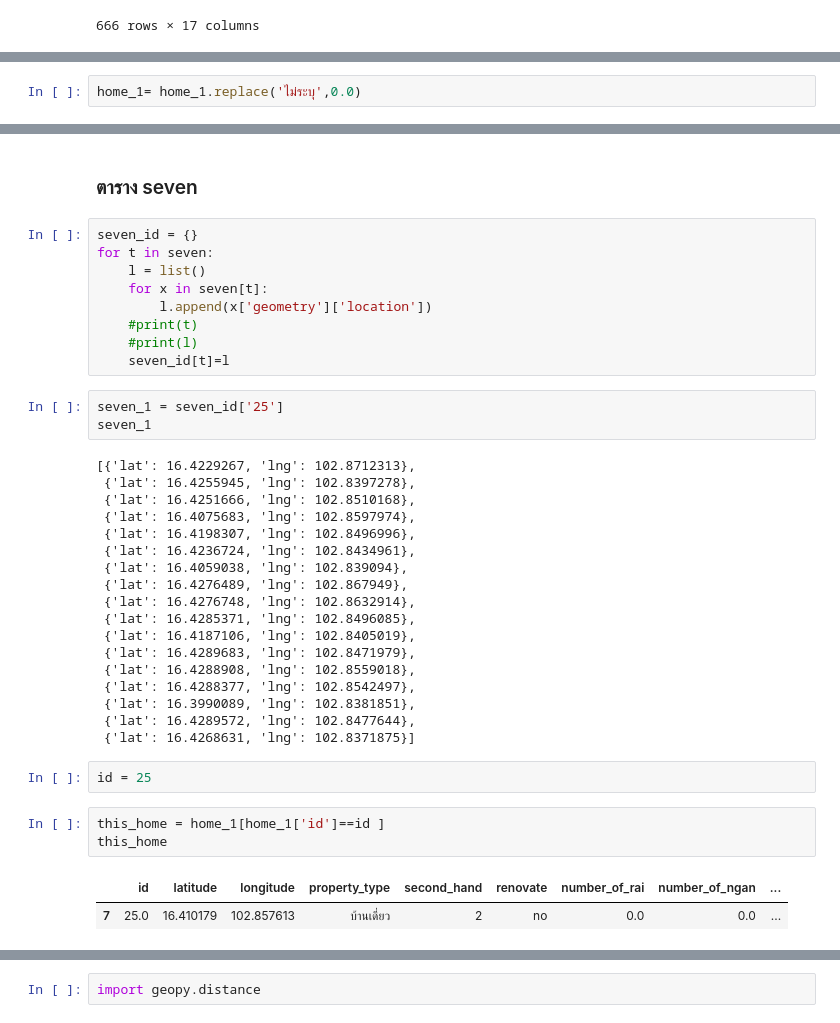
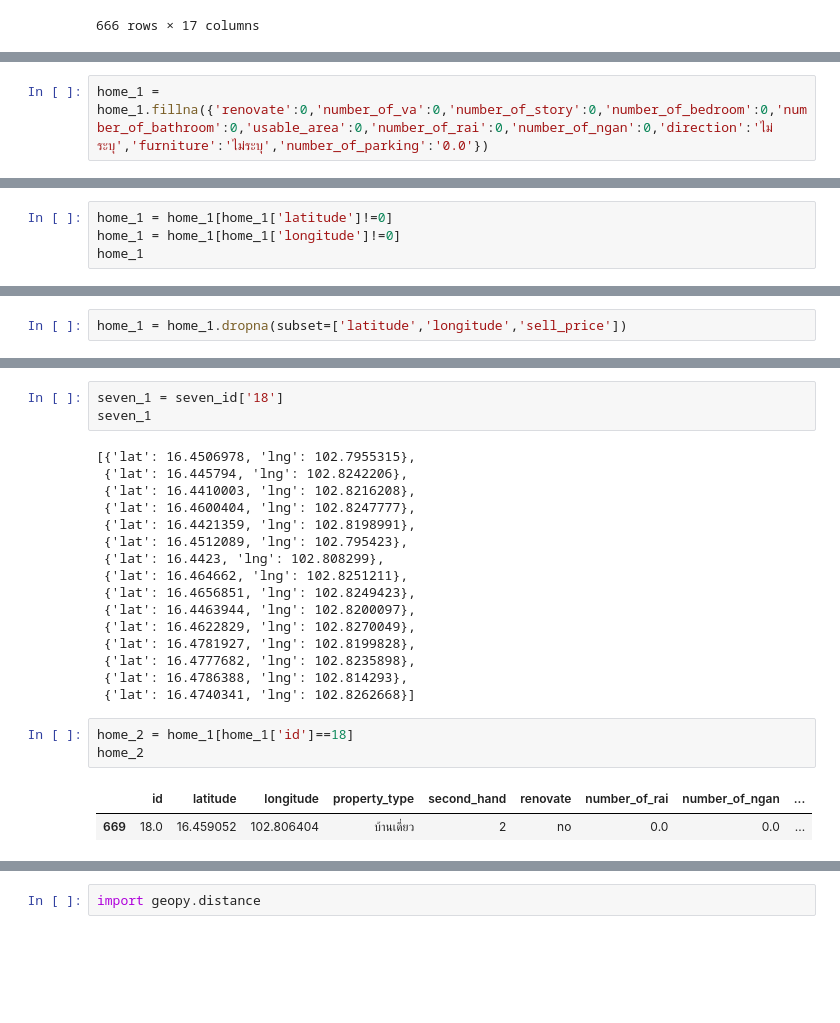
Before and after one commit to supatsara2002/bsc_dpdm22, a Jupyter notebook: midterm_dpdm22.ipynb, the cells around one changed output, grey strips where cells are left out. Drawn from its saved outputs; the diff is of its cells as text; blank space fills up the shorter version.

```diff
--- a/midterm_dpdm22.ipynb
+++ b/midterm_dpdm22.ipynb
@@ -105,3 +107 @@ home_1
 2322 rows × 17 columns
-# %%
-home_1= home_1.replace('ไม่ระบุ',0.0)
@@ -107,0 +129,2 @@ home_1= home_1.replace('ไม่ระบุ',0.0)
+# %%
+home_1 = home_1.fillna({'renovate':0,'number_of_va':0,'number_of_story':0,'number_of_bedroom':0,'number_of_bathroom':0,'usable_area':0,'number_of_rai':0,'number_of_ngan':0,'direction':'ไม่ระบุ','furniture':'ไม่ระบุ','number_of_parking':'0.0'})
@@ -107,0 +152,4 @@ home_1= home_1.replace('ไม่ระบุ',0.0)
+# %%
+home_1 = home_1[home_1['latitude']!=0]
+home_1 = home_1[home_1['longitude']!=0]
+home_1
@@ -107,0 +170,2 @@ home_1= home_1.replace('ไม่ระบุ',0.0)
+# %%
+home_1 = home_1.dropna(subset=['latitude','longitude','sell_price'])
@@ -124,40 +277,25 @@ home_1
-# %% [markdown]
-### ตาราง seven
-# %%
-seven_id = {}
-for t in seven:
-    l = list()
-    for x in seven[t]:
-        l.append(x['geometry']['location'])
-    #print(t)
-    #print(l)
-    seven_id[t]=l
 # %%
-seven_1 = seven_id['25']
+seven_1 = seven_id['18']
 seven_1
 # %% [output]
-[{'lat': 16.4229267, 'lng': 102.8712313},
- {'lat': 16.4255945, 'lng': 102.8397278},
- {'lat': 16.4251666, 'lng': 102.8510168},
- {'lat': 16.4075683, 'lng': 102.8597974},
- {'lat': 16.4198307, 'lng': 102.8496996},
- {'lat': 16.4236724, 'lng': 102.8434961},
- {'lat': 16.4059038, 'lng': 102.839094},
- {'lat': 16.4276489, 'lng': 102.867949},
- {'lat': 16.4276748, 'lng': 102.8632914},
- {'lat': 16.4285371, 'lng': 102.8496085},
- {'lat': 16.4187106, 'lng': 102.8405019},
- {'lat': 16.4289683, 'lng': 102.8471979},
- {'lat': 16.4288908, 'lng': 102.8559018},
- {'lat': 16.4288377, 'lng': 102.8542497},
- {'lat': 16.3990089, 'lng': 102.8381851},
- {'lat': 16.4289572, 'lng': 102.8477644},
- {'lat': 16.4268631, 'lng': 102.8371875}]
+[{'lat': 16.4506978, 'lng': 102.7955315},
+ {'lat': 16.445794, 'lng': 102.8242206},
+ {'lat': 16.4410003, 'lng': 102.8216208},
+ {'lat': 16.4600404, 'lng': 102.8247777},
+ {'lat': 16.4421359, 'lng': 102.8198991},
+ {'lat': 16.4512089, 'lng': 102.795423},
+ {'lat': 16.4423, 'lng': 102.808299},
+ {'lat': 16.464662, 'lng': 102.8251211},
+ {'lat': 16.4656851, 'lng': 102.8249423},
+ {'lat': 16.4463944, 'lng': 102.8200097},
+ {'lat': 16.4622829, 'lng': 102.8270049},
+ {'lat': 16.4781927, 'lng': 102.8199828},
+ {'lat': 16.4777682, 'lng': 102.8235898},
+ {'lat': 16.4786388, 'lng': 102.814293},
+ {'lat': 16.4740341, 'lng': 102.8262668}]
-# %%
-id = 25
 # %%
-this_home = home_1[home_1['id']==id ]
-this_home
+home_2 = home_1[home_1['id']==18]
+home_2
 # %% [output]
 |  | id | latitude | longitude | property_type | second_hand | renovate | number_of_rai | number_of_ngan | ... |
-| 7 | 25.0 | 16.410179 | 102.857613 | บ้านเดี่ยว | 2 | no | 0.0 | 0.0 | ... |
+| 669 | 18.0 | 16.459052 | 102.806404 | บ้านเดี่ยว | 2 | no | 0.0 | 0.0 | ... |
```
Also changed, not shown: parts of 72 cells of this notebook.
